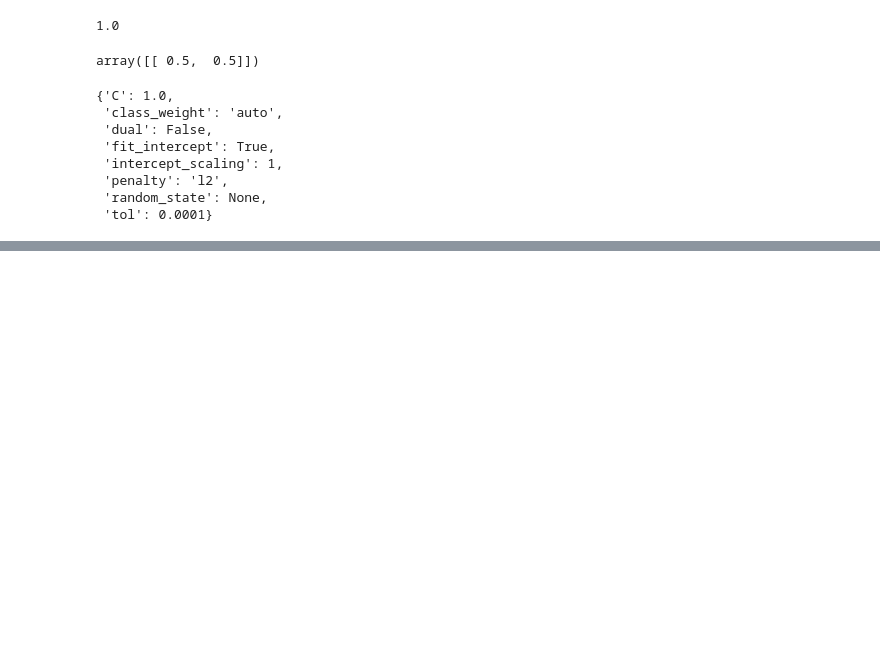
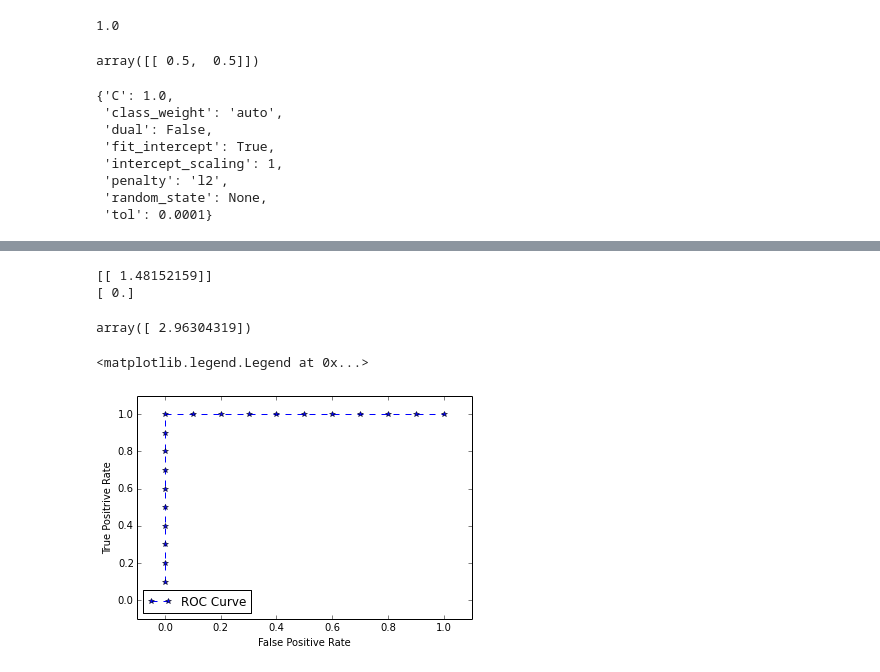
Before and after one commit to micramm/InsightProject, a Jupyter notebook: sklearn_simple_logreg.ipynb, the cells around one changed output, grey strips where cells are left out. Saved outputs shown, nothing was run; the diff lists cells and outputs as text; code cells hidden in the pictures; blank space fills up the shorter version.

```diff
--- a/sklearn_simple_logreg.ipynb
+++ b/sklearn_simple_logreg.ipynb
@@ -63,0 +73,21 @@ logreg.get_params()
+# %%
+#look at coefficients, how they get computed
+print logreg.coef_
+print logreg.intercept_
+logreg.decision_function(2)
+# %% [output]
+[[ 1.48152159]]
+[ 0.]
+array([ 2.96304319])
+# %%
+#plotting ROC curve
+fpr, tpr, thresholds = roc_curve(y_test, probs)
+plt.plot(fpr, tpr, '*--', label ='ROC Curve')
+plt.xlim(-.1,1.1)
+plt.ylim(-.1,1.1)
+plt.xlabel('False Positive Rate')
+plt.ylabel('True Positrive Rate')
+plt.legend(loc="best")
+# %% [output]
+<matplotlib.legend.Legend at 0x...>
+[figure, added]
```
Also changed, not shown: parts of 6 cells of this notebook, 5 other files.
